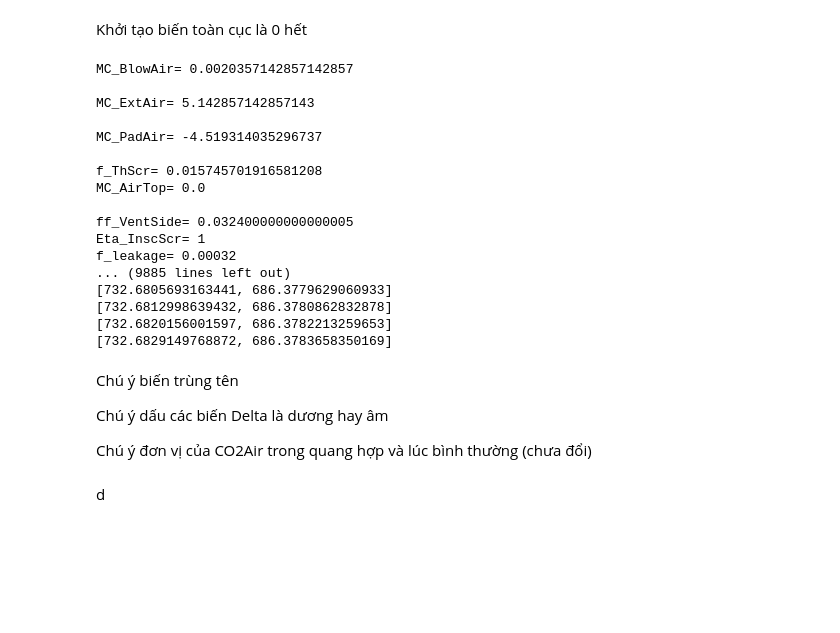
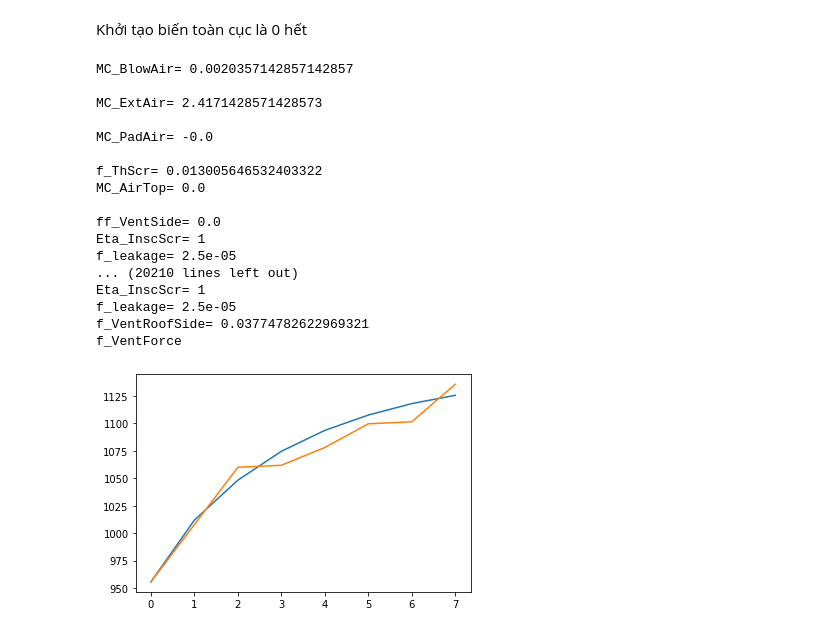
Before and after one commit to thuongle2210/Mathematical-Modelling, a Jupyter notebook: main.ipynb, the cells around one changed output. Drawn from its saved outputs; the diff is of its cells as text; code cells hidden in the pictures; blank space fills up the shorter version.

```diff
--- a/main.ipynb
+++ b/main.ipynb
@@ -186,8 +186,10 @@ def def_Gamma(c_Gamma,T_Can):
 # %% [markdown]
 Lấy dữ liệu cho các biến cần lấy dữ liệu
 # %%
-DATA1=pd.read_csv("https://raw.githubusercontent.com/CEAOD/Data/master/GH_Cucumber/AutonomousGreenhouseChallengeFirstEdition(2018)/Sonoma/Greenhouse_climate.csv")
-DATA2=pd.read_csv("https://raw.githubusercontent.com/CEAOD/Data/master/GH_Cucumber/AutonomousGreenhouseChallengeFirstEdition(2018)/meteo.csv")
+#DATA1=pd.read_csv("https://raw.githubusercontent.com/CEAOD/Data/master/GH_Cucumber/AutonomousGreenhouseChallengeFirstEdition(2018)/Sonoma/Greenhouse_climate.csv")
+#DATA2=pd.read_csv("https://raw.githubusercontent.com/CEAOD/Data/master/GH_Cucumber/AutonomousGreenhouseChallengeFirstEdition(2018)/meteo.csv")
+DATA1=pd.read_csv("Greenhouse_climate.csv")
+DATA2=pd.read_csv("meteo.csv")
 df1=pd.DataFrame(DATA1)
 df2=pd.DataFrame(DATA2)
 #df1
@@ -321,19 +326,22 @@ Eta_Roof=0
 v_Wind=0
 T_Can=0
 # %%
-CO2_Air=float(ConvertAirFrom_PPM_To_mgDivm3(df['CO2air'][0]))
+CO2_Air=float(ConvertAirFrom_PPM_To_mgDivm3(df['CO2air'][943]))
 CO2_Top=CO2_Air
 ListOfResult=[[CO2_Air,CO2_Top]]
-for i in range(0,300):
+#actual_results=[]
+#actual_results.append(CO2_Air)
+for i in range(0,2100):
     #KHAI Báo biến thay đổi dựa vào DATA
     CO2_Air=ListOfResult[-1][0]
     CO2_Top=ListOfResult[-1][1]
-    T=float(df['Tair'][i]+273)
+    T=float(df['Tair'][int(i/300)+943]+273)
     T_Can=T+1
-    Eta_Side=float(df['Ventwind'][int(i/300)]/100)
-    Eta_Roof=float(df['VentLee'][int(i/300)]/100)
-    v_Wind=float(df['Windsp'][int(i/300)])
-
+    Eta_Side=float(df['Ventwind'][int(i/300)+943]/100)
+    Eta_Roof=float(df['VentLee'][int(i/300)+943]/100)
+    v_Wind=float(df['Windsp'][int(i/300)+943])
+    #if (i%300==0):
+     #   actual_results.append(ConvertAirFrom_PPM_To_mgDivm3(float(df['CO2air'][943+int(i/300)])))
     #print("Temperature=",T)
 
     #print("CO2Air=",CO2_Air)
@@ -349,35 +357,43 @@ for i in range(0,300):
     #print("delta_T",delta_T)
     delta_T=1
     CO2_next=[res_dx[0]*delta_T+ListOfResult[-1][0],res_dx[1]*delta_T+ListOfResult[-1][1]]
-    print("CO2_next",CO2_next)
+    #print("CO2_next",CO2_next)
     ListOfResult.append(CO2_next)
     #print([CO2_Air,CO2_Top]+dx*)
-for ll in ListOfResult:
-    print(ll)
+#for ll in ListOfResult:
+ #   print(ll)
 #print(ListOfResult)
+My_kq=[]
+
+for i in range(0,len(ListOfResult)):
+    if (i%300==0):
+        My_kq.append(ListOfResult[i][0])
+        print(ListOfResult[i])
 # %% [output]
 MC_BlowAir= 0.0020357142857142857
 
-MC_ExtAir= 5.142857142857143
+MC_ExtAir= 2.4171428571428573
 
-MC_PadAir= -4.519314035296737
+MC_PadAir= -0.0
 
-f_ThScr= 0.015745701916581208
+f_ThScr= 0.013005646532403322
 MC_AirTop= 0.0
 
-ff_VentSide= 0.032400000000000005
+ff_VentSide= 0.0
 Eta_InscScr= 1
-f_leakage= 0.00032
-... (9885 lines left out)
-[732.6805693163441, 686.3779629060933]
-[732.6812998639432, 686.3780862832878]
-[732.6820156001597, 686.3782213259653]
-[732.6829149768872, 686.3783658350169]
+f_leakage= 2.5e-05
+... (20210 lines left out)
+Eta_InscScr= 1
+f_leakage= 2.5e-05
+f_VentRoofSide= 0.03774782622969321
+f_VentForce
-# %% [markdown]
-Chú ý biến trùng tên
-
-Chú ý dấu các biến Delta là dương hay âm
-
-Chú ý đơn vị của CO2Air trong quang hợp và lúc bình thường (chưa đổi)
-# %% [markdown]
-d
+# %%
+TimeId=range(0,8)
+actual_results=[float(ConvertAirFrom_PPM_To_mgDivm3(df['CO2air'][i])) for i in range(943,943+8)]
+plt.plot(TimeId,My_kq)
+plt.plot(TimeId,actual_results)
+plt.show()
+#My_kq
+#actual_results
+# %% [output]
+[figure, added]
```
Also changed, not shown: parts of 3 cells of this notebook, 5 other files.
